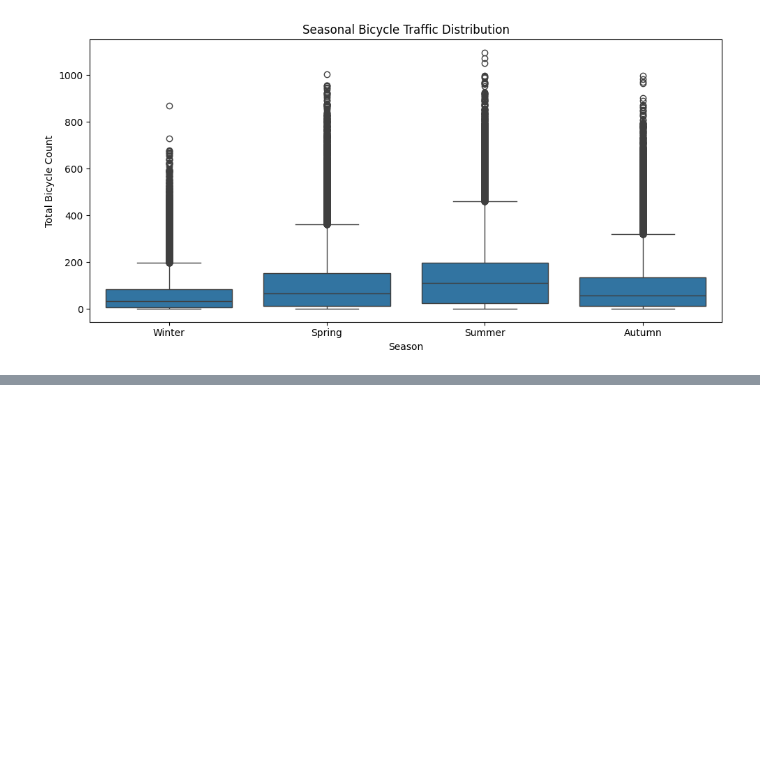
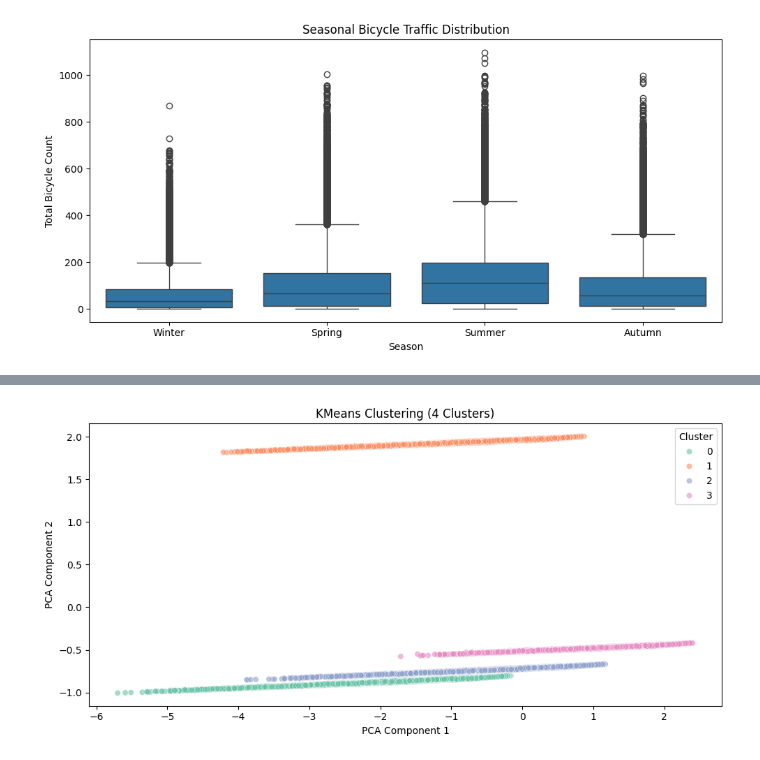
Before and after one commit to Bruno-Medeiross/Repeat_CA_MLB_FT, a Jupyter notebook: fremont_analysis.ipynb, the cells around one changed output, grey strips where cells are left out. Saved outputs shown, nothing was run; the diff lists cells and outputs as text; code cells hidden in the pictures; blank space fills up the shorter version.

Commit message:
Add Section 2: Applied K-Means and DBSCAN clustering on bicycle traffic features

```diff
--- a/fremont_analysis.ipynb
+++ b/fremont_analysis.ipynb
@@ -341,0 +344,81 @@ plt.show()
+# %%
+import pandas as pd
+import matplotlib.pyplot as plt
+import seaborn as sns
+from sklearn.preprocessing import StandardScaler
+from sklearn.decomposition import PCA
+from sklearn.cluster import KMeans, DBSCAN
+
+# Load dataset
+url = 'https://data.seattle.gov/api/views/65db-xm6k/rows.csv?accessType=DOWNLOAD'
+df = pd.read_csv(url, parse_dates=['Date'])
+df.set_index('Date', inplace=True)
+
+# Rename relevant columns
+df.rename(columns={
+    'Fremont Bridge Sidewalks, south of N 34th St Total': 'Total',
+    'Fremont Bridge Sidewalks, south of N 34th St Cyclist West Sidewalk': 'West',
+    'Fremont Bridge Sidewalks, south of N 34th St Cyclist East Sidewalk': 'East'
+}, inplace=True)
+
+# Drop rows with missing values
+df.dropna(inplace=True)
+
+# Feature engineering
+df['Hour'] = df.index.hour
+df['DayOfWeek'] = df.index.dayofweek
+df['Month'] = df.index.month
+
+def get_season(month):
+    if month in [12, 1, 2]:
+        return 'Winter'
+    elif month in [3, 4, 5]:
+        return 'Spring'
+    elif month in [6, 7, 8]:
+        return 'Summer'
+    else:
+        return 'Autumn'
+
+df['Season'] = df['Month'].apply(get_season)
+
+# Create feature matrix
+features = pd.get_dummies(df[['Hour', 'DayOfWeek', 'Season']])
+features['Total'] = df['Total']
+
+# Standardize features
+scaler = StandardScaler()
+X_scaled = scaler.fit_transform(features)
+
+# Apply PCA for 2D visualization
+pca = PCA(n_components=2)
+X_pca = pca.fit_transform(X_scaled)
+
+# KMeans clustering
+kmeans = KMeans(n_clusters=4, random_state=42)
+df['KMeans_Cluster'] = kmeans.fit_predict(X_scaled)
+
+# Visualize KMeans clusters
+plt.figure(figsize=(10, 5))
+sns.scatterplot(x=X_pca[:, 0], y=X_pca[:, 1], hue=df['KMeans_Cluster'], palette='Set2', alpha=0.6)
+plt.title('KMeans Clustering (4 Clusters)')
+plt.xlabel('PCA Component 1')
+plt.ylabel('PCA Component 2')
+plt.legend(title='Cluster')
+plt.tight_layout()
+plt.show()
+
+# DBSCAN clustering
+dbscan = DBSCAN(eps=1.5, min_samples=10)
+df['DBSCAN_Cluster'] = dbscan.fit_predict(X_scaled)
+
+# Visualize DBSCAN clusters
+plt.figure(figsize=(10, 5))
+sns.scatterplot(x=X_pca[:, 0], y=X_pca[:, 1], hue=df['DBSCAN_Cluster'], palette='Set1', alpha=0.6)
+plt.title('DBSCAN Clustering')
+plt.xlabel('PCA Component 1')
+plt.ylabel('PCA Component 2')
+plt.legend(title='Cluster (DBSCAN)')
+plt.tight_layout()
+plt.show()
+# %% [output]
+[figure, added]
```
Also changed, not shown: parts of 1 cell of this notebook.
